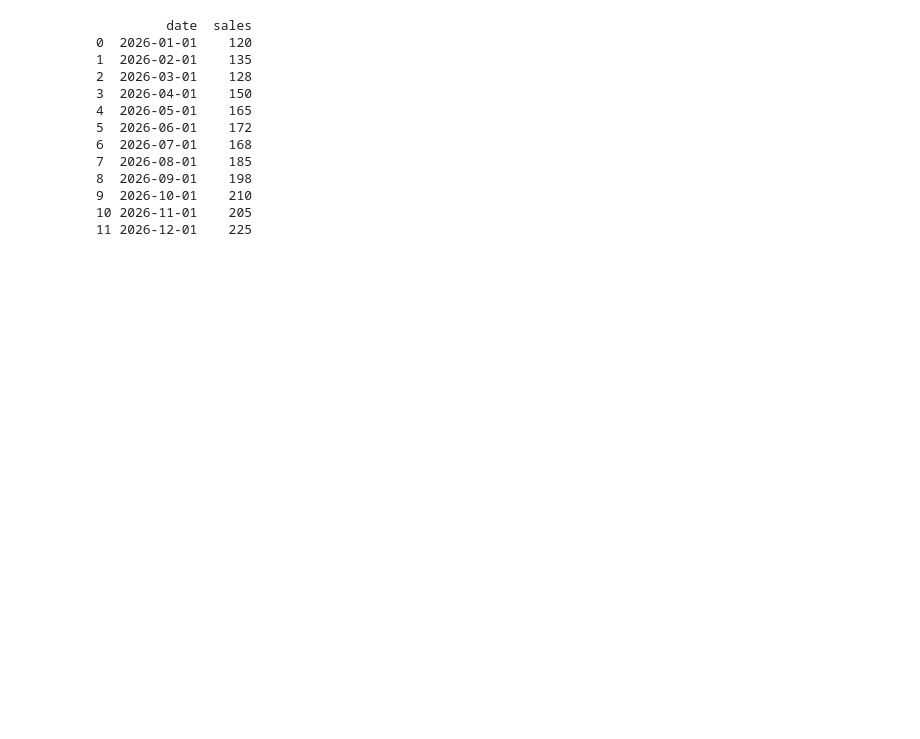
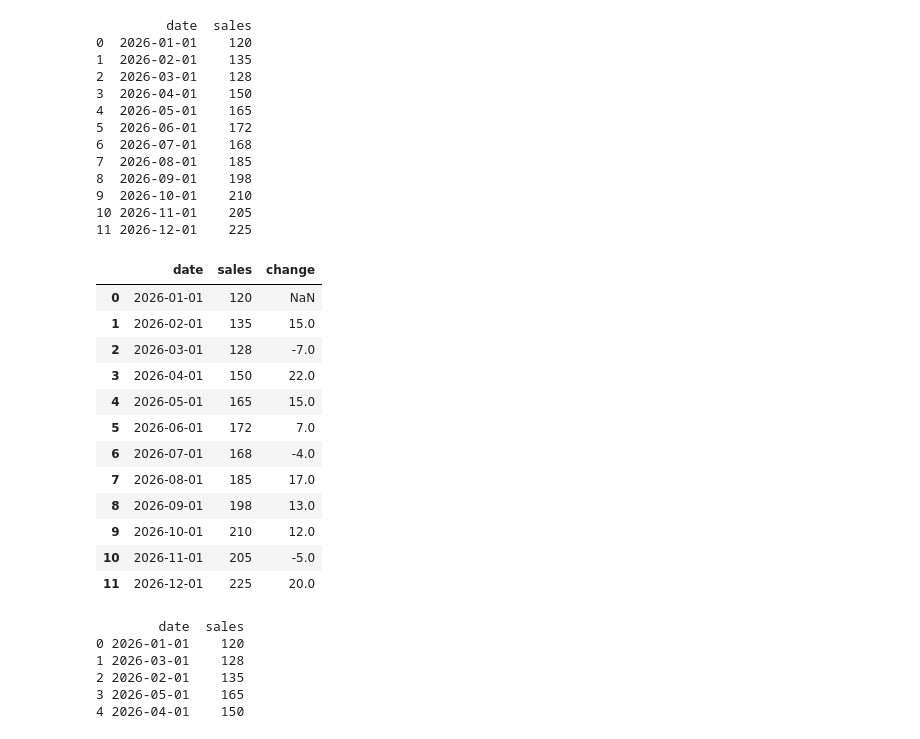
Before and after one commit to eddie1031/2026_SKP_009, a Jupyter notebook: visualization3.ipynb, the cells around one changed output. Cells and saved outputs as stored; diff of their text form; code cells hidden in the pictures; blank space fills up the shorter version.

```diff
--- a/visualization3.ipynb
+++ b/visualization3.ipynb
@@ -38,3 +38,47 @@ fig = px.line(
 )
 
 fig.show()
+# %%
+monthly_df['change'] = monthly_df['sales'].diff()
+# %%
+monthly_df
+# %% [output]
+|  | date | sales | change |
+| 0 | 2026-01-01 | 120 | NaN |
+| 1 | 2026-02-01 | 135 | 15.0 |
+| 2 | 2026-03-01 | 128 | -7.0 |
+| 3 | 2026-04-01 | 150 | 22.0 |
+| 4 | 2026-05-01 | 165 | 15.0 |
+| 5 | 2026-06-01 | 172 | 7.0 |
+| 6 | 2026-07-01 | 168 | -4.0 |
+| 7 | 2026-08-01 | 185 | 17.0 |
+| 8 | 2026-09-01 | 198 | 13.0 |
+| 9 | 2026-10-01 | 210 | 12.0 |
+| 10 | 2026-11-01 | 205 | -5.0 |
+| 11 | 2026-12-01 | 225 | 20.0 |
+# %%
+unsorted_df = pd.DataFrame({
+    "date": pd.to_datetime([
+        "2026-01-01",
+        "2026-03-01",
+        "2026-02-01",
+        "2026-05-01",
+        "2026-04-01",
+    ]),
+    "sales": [
+        120,
+        128,
+        135,
+        165,
+        150,
+    ],
+})
+
+print(unsorted_df)
+# %% [output]
+        date  sales
+0 2026-01-01    120
+1 2026-03-01    128
+2 2026-02-01    135
+3 2026-05-01    165
+4 2026-04-01    150
```
Also changed, not shown: parts of 10 cells of this notebook.
